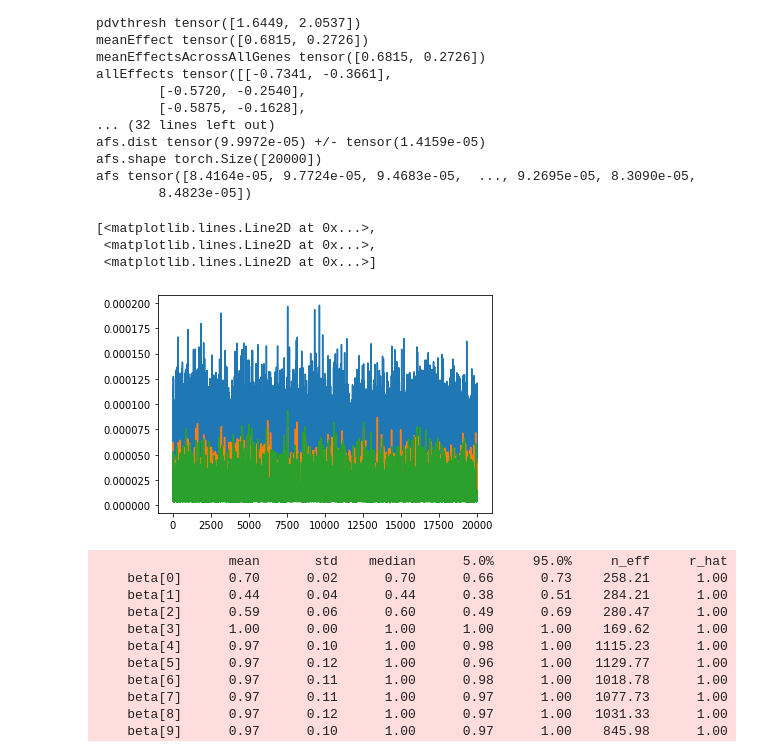
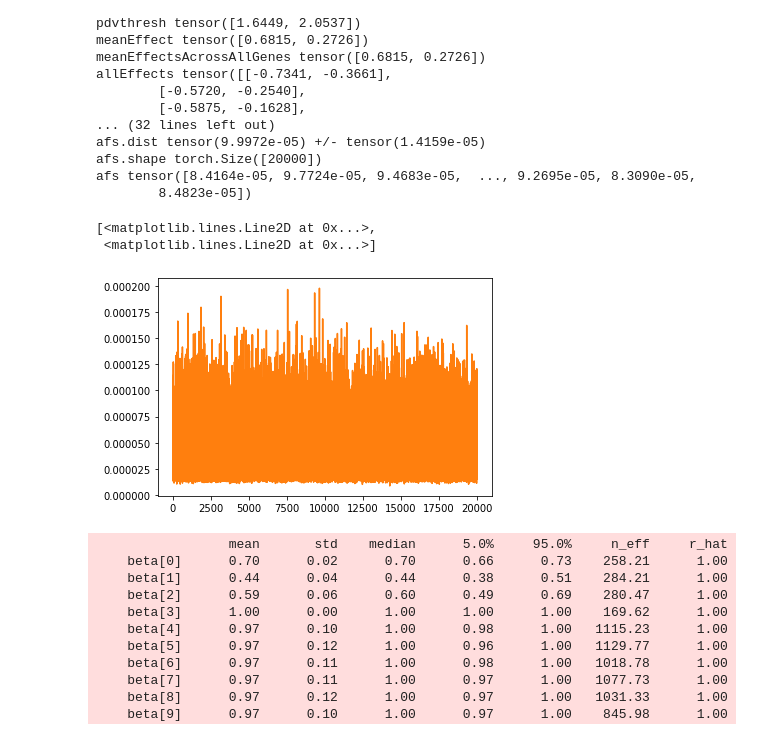
Before and after one commit to akotlar/multivariate-tada, a Jupyter notebook: for-martin/simulation-comparison.ipynb, the cells around one changed output. Cells and saved outputs as stored; diff of their text form; code cells hidden in the pictures.

```diff
--- a/for-martin/simulation-comparison.ipynb
+++ b/for-martin/simulation-comparison.ipynb
@@ -284,12 +284,11 @@ afs tensor([8.4164e-05, 9.7724e-05, 9.4683e-05,  ..., 9.2695e-05, 8.3090e-05,
 # %%
 import matplotlib.pyplot as plt
 
-plt.plot(sim7["afs"][:, 1:])
+plt.plot(sim7["afs"][:, 0:2])
 # %% [output]
 [<matplotlib.lines.Line2D at 0x...>,
- <matplotlib.lines.Line2D at 0x...>,
  <matplotlib.lines.Line2D at 0x...>]
-[figure, old version]
+[figure, new version]
 # %%
 from mvl2.numpyro import model, infer
 
```
Also changed, not shown: parts of 1 cell of this notebook, 1 other file.
